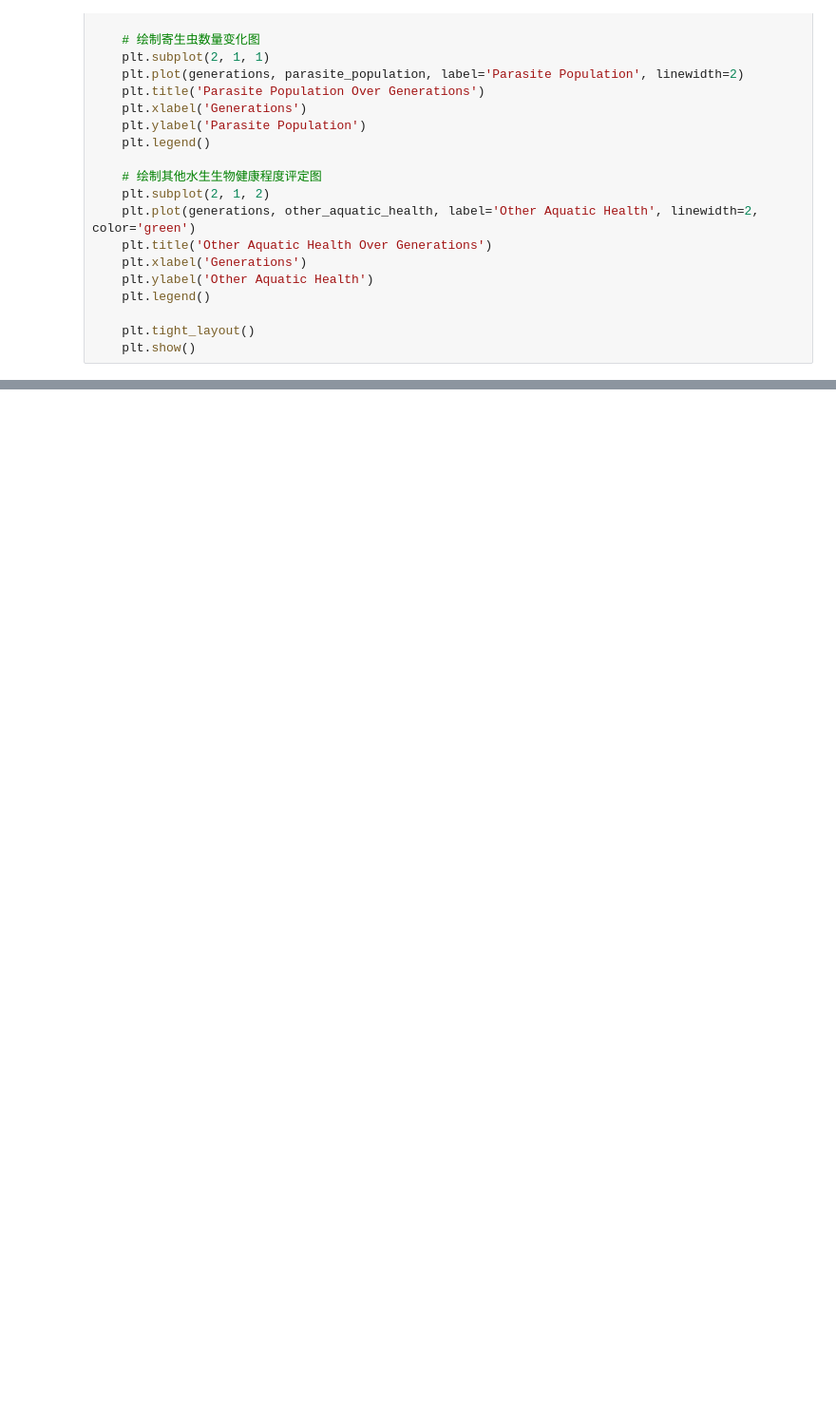
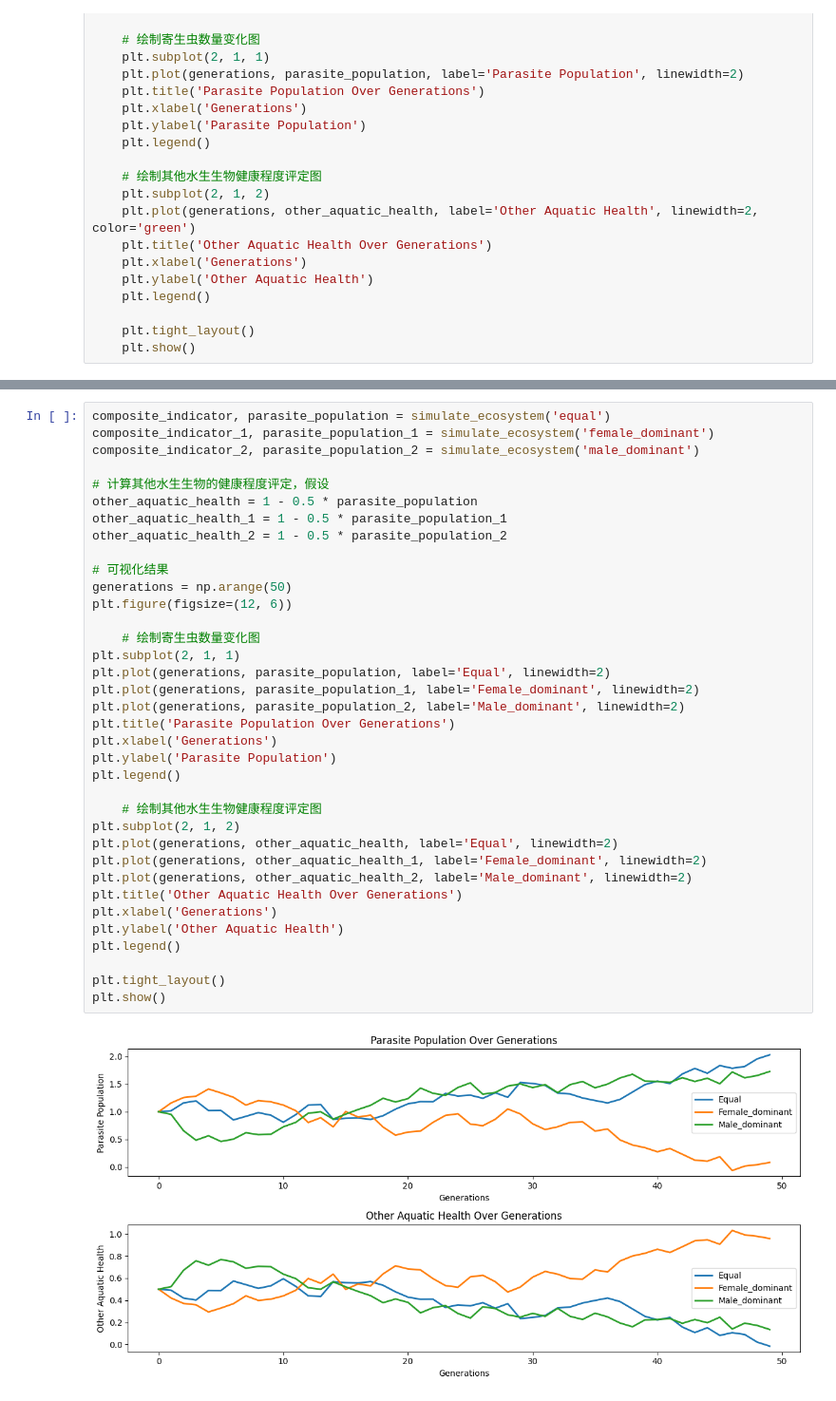
Before and after one commit to cr9294/2024-Data-insights, a Jupyter notebook: 3/3.1.ipynb, the cells around one changed output, grey strips where cells are left out. Shown at 95% size. Saved outputs shown, nothing was run; the diff lists cells and outputs as text; blank space fills up the shorter version.

```diff
--- a/3/3.1.ipynb
+++ b/3/3.1.ipynb
@@ -77,0 +78,38 @@ evaluate_population('male_dominant')  # 选择合适的性别比例变化情况
+# %%
+composite_indicator, parasite_population = simulate_ecosystem('equal')
+composite_indicator_1, parasite_population_1 = simulate_ecosystem('female_dominant')
+composite_indicator_2, parasite_population_2 = simulate_ecosystem('male_dominant')
+
+# 计算其他水生生物的健康程度评定，假设
+other_aquatic_health = 1 - 0.5 * parasite_population
+other_aquatic_health_1 = 1 - 0.5 * parasite_population_1
+other_aquatic_health_2 = 1 - 0.5 * parasite_population_2
+
+# 可视化结果
+generations = np.arange(50)
+plt.figure(figsize=(12, 6))
+
+    # 绘制寄生虫数量变化图
+plt.subplot(2, 1, 1)
+plt.plot(generations, parasite_population, label='Equal', linewidth=2)
+plt.plot(generations, parasite_population_1, label='Female_dominant', linewidth=2)
+plt.plot(generations, parasite_population_2, label='Male_dominant', linewidth=2)
+plt.title('Parasite Population Over Generations')
+plt.xlabel('Generations')
+plt.ylabel('Parasite Population')
+plt.legend()
+
+    # 绘制其他水生生物健康程度评定图
+plt.subplot(2, 1, 2)
+plt.plot(generations, other_aquatic_health, label='Equal', linewidth=2)
+plt.plot(generations, other_aquatic_health_1, label='Female_dominant', linewidth=2)
+plt.plot(generations, other_aquatic_health_2, label='Male_dominant', linewidth=2)
+plt.title('Other Aquatic Health Over Generations')
+plt.xlabel('Generations')
+plt.ylabel('Other Aquatic Health')
+plt.legend()
+
+plt.tight_layout()
+plt.show()
+# %% [output]
+[figure, added]
```
Also changed, not shown: parts of 3 cells of this notebook, 11 other files.
